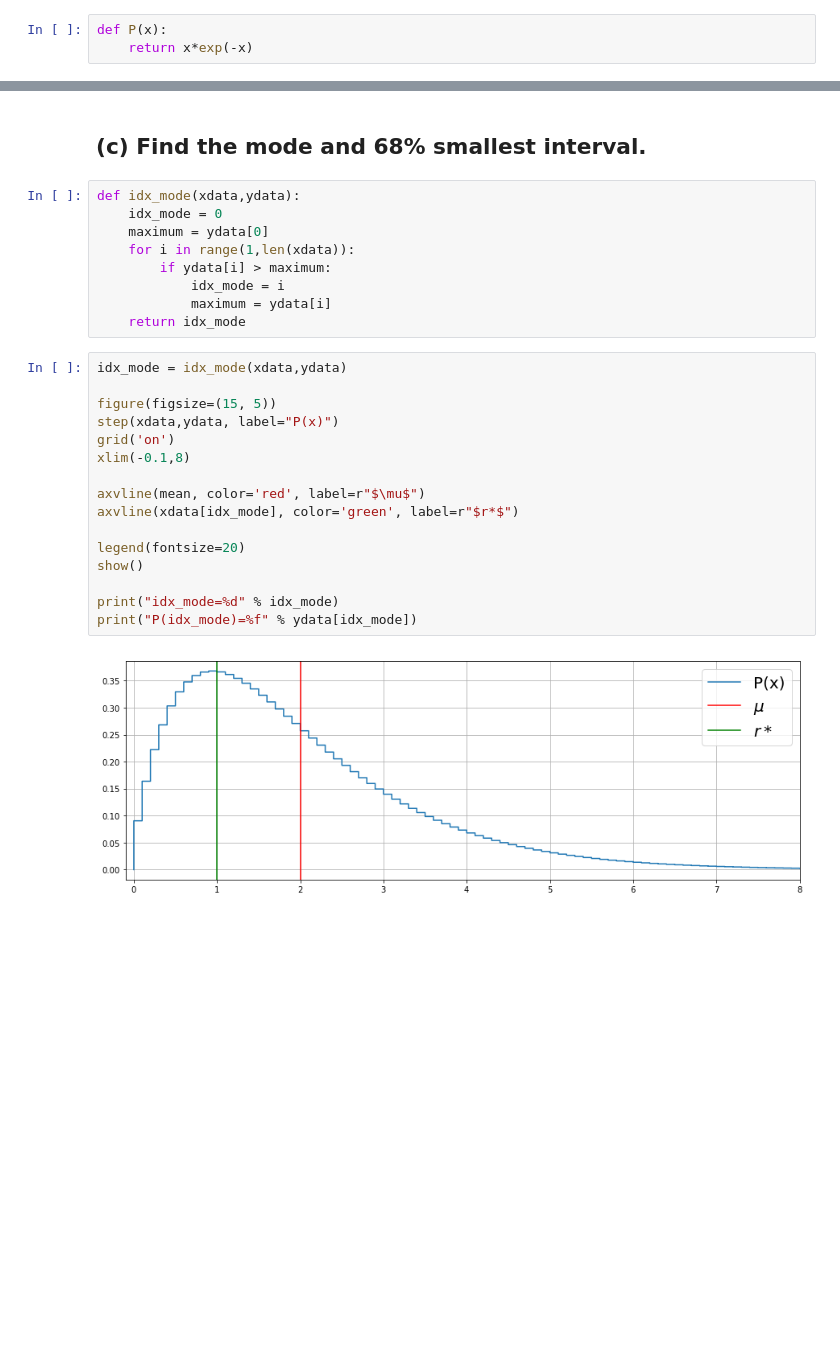
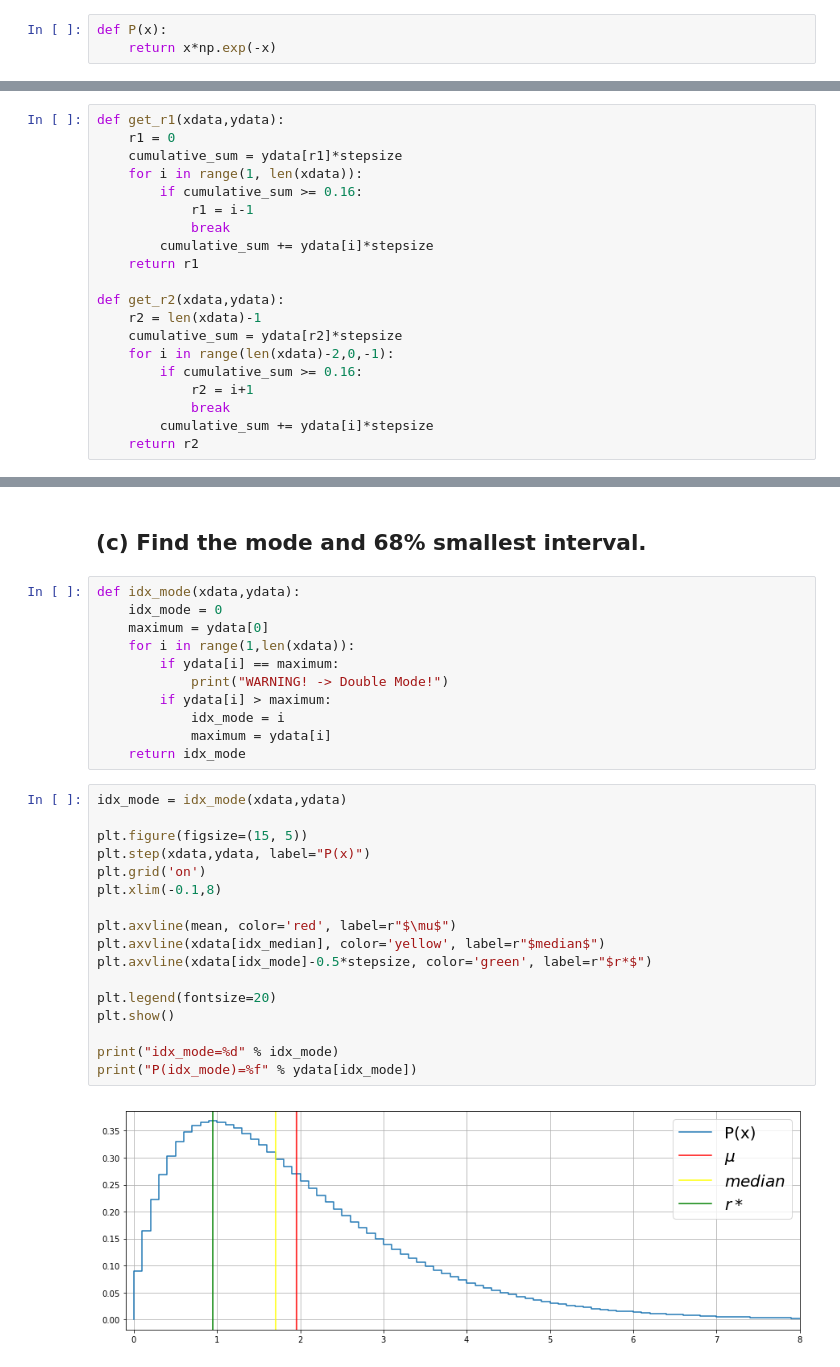
Before and after one commit to schustermartin/data_analysis_tutorium, a Jupyter notebook: Exercises/Chapter_02/Ch02_Ex08.ipynb, the cells around one changed output, grey strips where cells are left out. Cells and saved outputs as stored; diff of their text form; blank space fills up the shorter version.

```diff
--- a/Exercises/Chapter_02/Ch02_Ex08.ipynb
+++ b/Exercises/Chapter_02/Ch02_Ex08.ipynb
@@ -18,3 +18,3 @@ from matplotlib.pyplot import *
 # %%
 def P(x):
-    return x*exp(-x)
+    return x*np.exp(-x)
@@ -164,0 +198,20 @@ def idx_median(xdata,ydata):
+# %%
+def get_r1(xdata,ydata):
+    r1 = 0
+    cumulative_sum = ydata[r1]*stepsize
+    for i in range(1, len(xdata)):
+        if cumulative_sum >= 0.16:
+            r1 = i-1
+            break
+        cumulative_sum += ydata[i]*stepsize
+    return r1
+
+def get_r2(xdata,ydata):
+    r2 = len(xdata)-1
+    cumulative_sum = ydata[r2]*stepsize
+    for i in range(len(xdata)-2,0,-1):
+        if cumulative_sum >= 0.16:
+            r2 = i+1
+            break
+        cumulative_sum += ydata[i]*stepsize
+    return r2
@@ -247,6 +258,8 @@ def idx_mode(xdata,ydata):
     idx_mode = 0
     maximum = ydata[0]
     for i in range(1,len(xdata)):
+        if ydata[i] == maximum:
+            print("WARNING! -> Double Mode!")
         if ydata[i] > maximum:
             idx_mode = i
             maximum = ydata[i]
@@ -254,20 +267,21 @@ def idx_mode(xdata,ydata):
 # %%
 idx_mode = idx_mode(xdata,ydata)
 
-figure(figsize=(15, 5))
-step(xdata,ydata, label="P(x)")
-grid('on')
-xlim(-0.1,8)
+plt.figure(figsize=(15, 5))
+plt.step(xdata,ydata, label="P(x)")
+plt.grid('on')
+plt.xlim(-0.1,8)
 
-axvline(mean, color='red', label=r"$\mu$")
-axvline(xdata[idx_mode], color='green', label=r"$r*$")
+plt.axvline(mean, color='red', label=r"$\mu$")
+plt.axvline(xdata[idx_median], color='yellow', label=r"$median$")
+plt.axvline(xdata[idx_mode]-0.5*stepsize, color='green', label=r"$r*$")
 
-legend(fontsize=20)
-show()
+plt.legend(fontsize=20)
+plt.show()
 
 print("idx_mode=%d" % idx_mode)
 print("P(idx_mode)=%f" % ydata[idx_mode])
 # %% [output]
-[figure, old version]
+[figure, new version]
 idx_mode=10
 P(idx_mode)=0.367879
```
Also changed, not shown: parts of 23 cells of this notebook.
